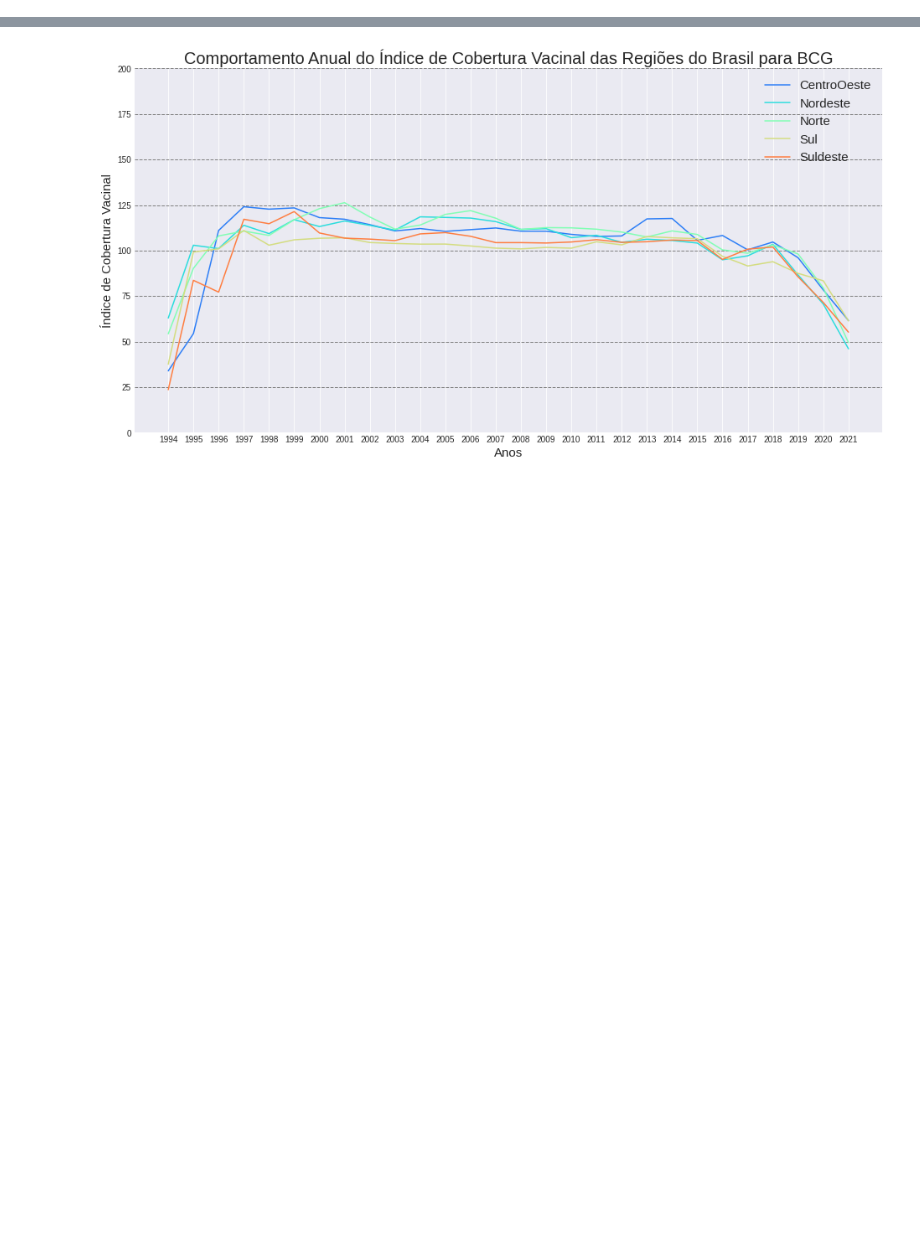
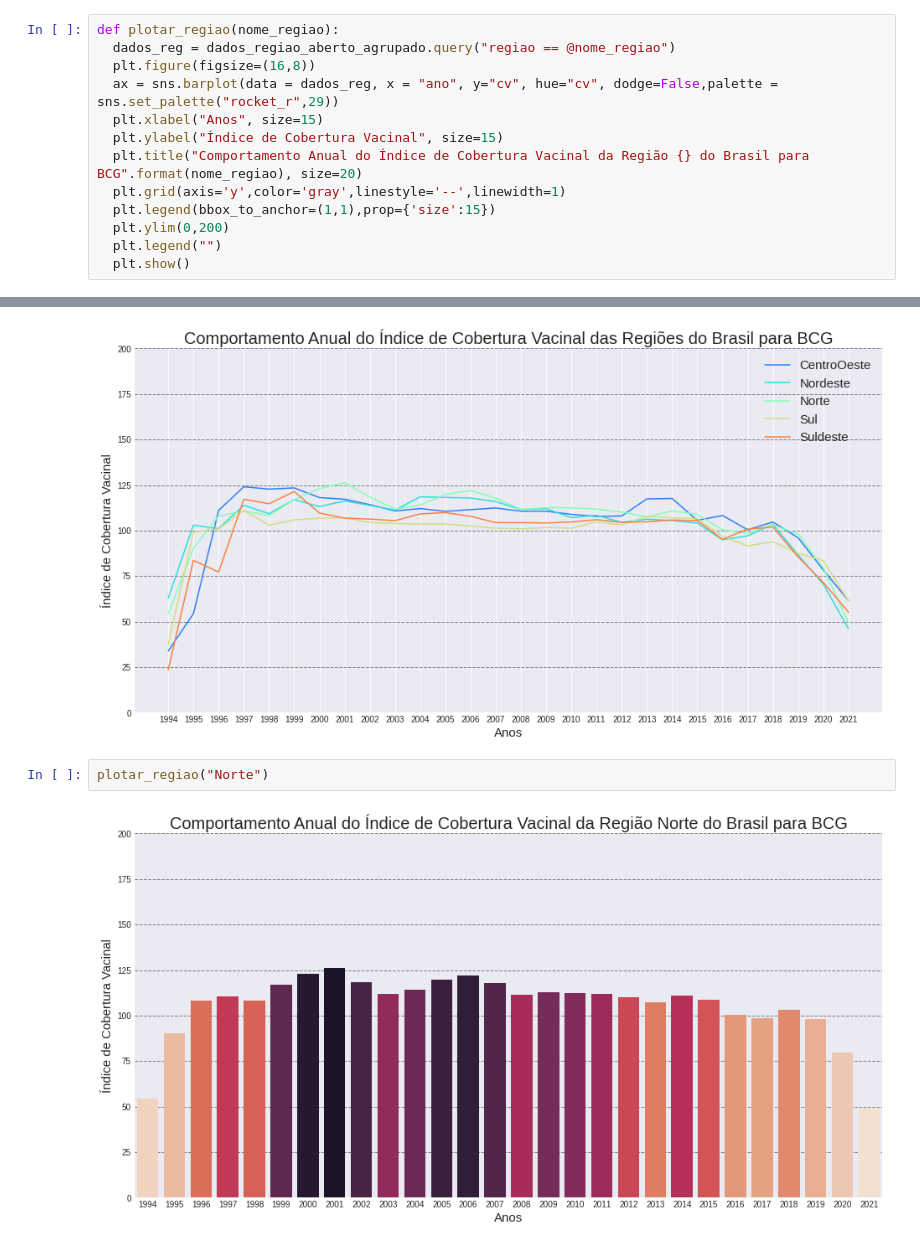
Before and after one commit to laugustovieira/imunizacao, a Jupyter notebook: imunizacao.ipynb, the cells around one changed output, grey strips where cells are left out. Saved outputs shown, nothing was run; the diff lists cells and outputs as text; blank space fills up the shorter version.

```diff
--- a/imunizacao.ipynb
+++ b/imunizacao.ipynb
@@ -188,3 +181,16 @@ dados_regiao_aberto_agrupado.head()
+# %%
+def plotar_regiao(nome_regiao):
+  dados_reg = dados_regiao_aberto_agrupado.query("regiao == @nome_regiao")
+  plt.figure(figsize=(16,8))
+  ax = sns.barplot(data = dados_reg, x = "ano", y="cv", hue="cv", dodge=False,palette = sns.set_palette("rocket_r",29))
+  plt.xlabel("Anos", size=15)
+  plt.ylabel("Índice de Cobertura Vacinal", size=15)
+  plt.title("Comportamento Anual do Índice de Cobertura Vacinal da Região {} do Brasil para BCG".format(nome_regiao), size=20)
+  plt.grid(axis='y',color='gray',linestyle='--',linewidth=1)
+  plt.legend(bbox_to_anchor=(1,1),prop={'size':15})
+  plt.ylim(0,200)
+  plt.legend("")
+  plt.show()
 # %% [markdown]
 #Brasil
 Analisando os dados totais de cobertura vacinal para BCG no âmbito Brasil, percebe-se que a partir de 2015 incia-se uma queda no indice de cobertura vacinal. Em 2019 prticamente volta para o índice de 1994.
@@ -253,3 +261,7 @@ plt.ylim(0,200)
 plt.show()
 # %% [output]
 [figure]
+# %%
+plotar_regiao("Norte")
+# %% [output]
+[figure, added]
```
Also changed, not shown: parts of 10 cells of this notebook.
